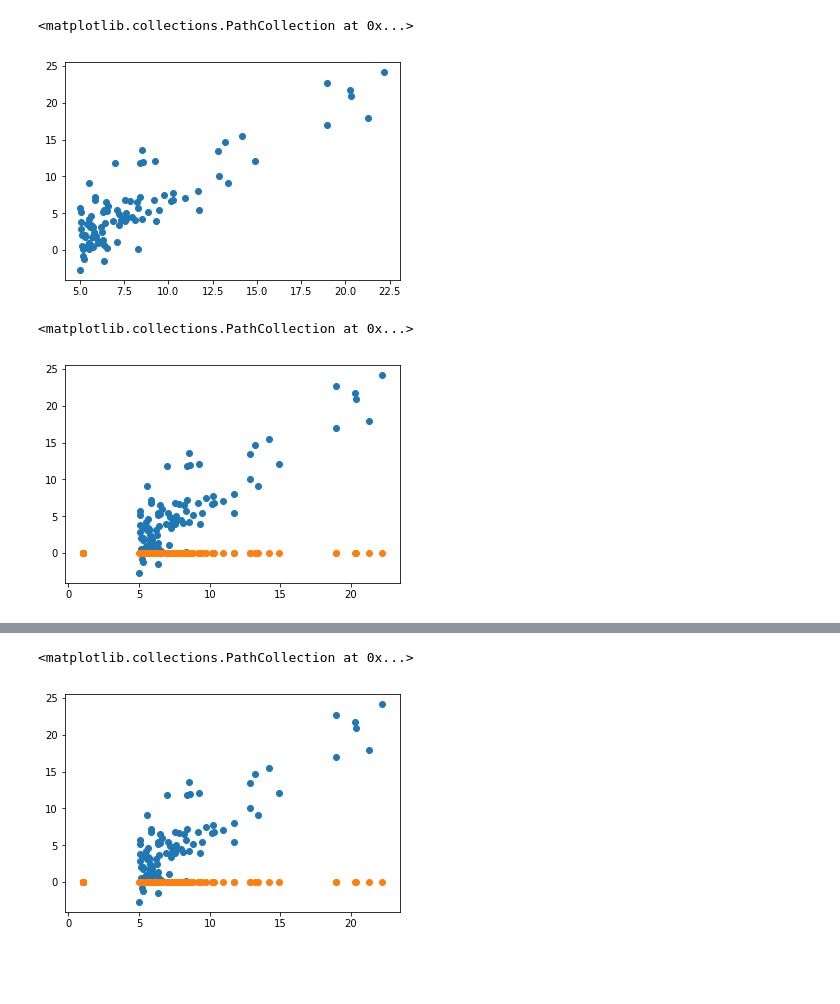
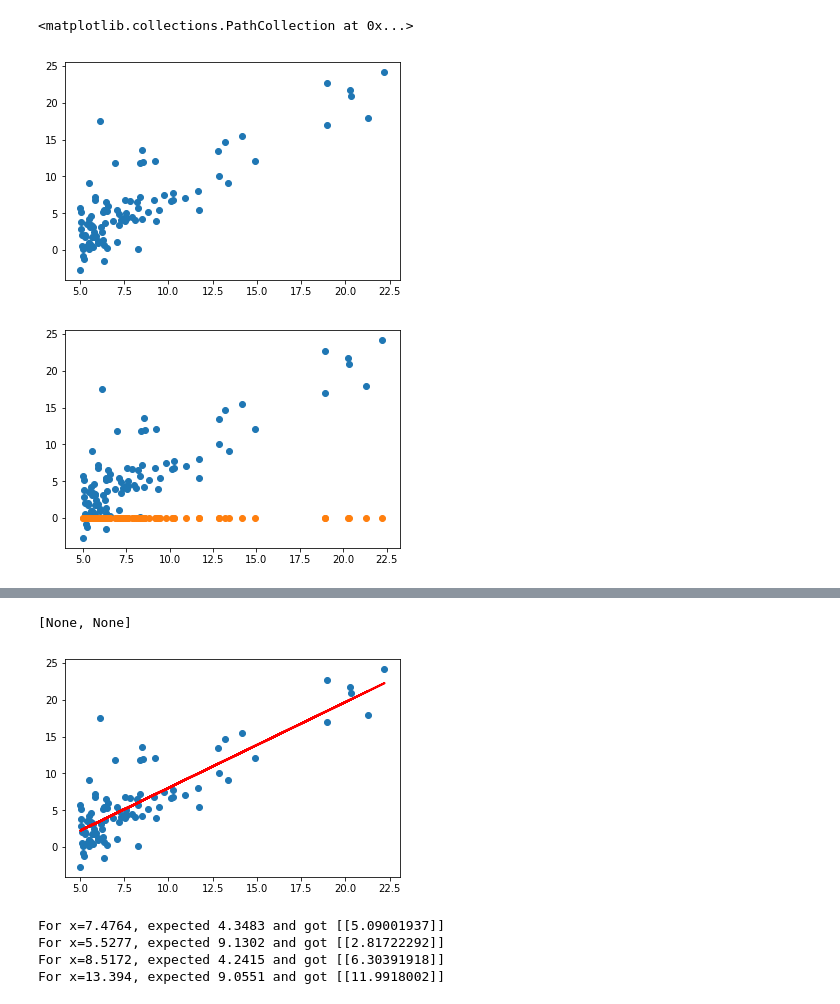
Before and after one commit to krishnanravi/machine-learning, a Jupyter notebook: linear-regression/linear_regression.ipynb, the cells around one changed output, grey strips where cells are left out. Drawn from its saved outputs; the diff is of its cells as text; code cells hidden in the pictures; blank space fills up the shorter version.

Commit message:
bugs fixed in gradient descent implementation

```diff
--- a/linear-regression/linear_regression.ipynb
+++ b/linear-regression/linear_regression.ipynb
@@ -4,9 +4,9 @@ import numpy as np
 import pandas as pd
 # %%
 # Step 1: Prepare data
-data_df = pd.read_csv("./data/ex1data1.txt")
+data_df = pd.read_csv("./data/ex1data1.txt", header=None)
 data_arry = data_df.values
-training_set_size = data_arry.size #size of the training set
+training_set_size = np.size(data_arry,1) #size of the training set
 
 features_n_output = np.split(data_arry, 2, 1)
 raw_features = features_n_output[0] #raw features
@@ -18,47 +18,49 @@ expected_op = features_n_output[1] #expected output
 plt.scatter(raw_features, expected_op)
 # %% [output]
 <matplotlib.collections.PathCollection at 0x...>
-[figure, old version]
+[figure, new version]
 # %%
 # Step 3: Define hypothesis and cost function
 
 #initialize model params to all zeros
-mdl_params = np.zeros((np.size(features,0),1))
+mdl_params = np.zeros((np.size(features,1),1))
 
 #predict the output using the params without any training
-hypothesis = features * mdl_params
+hypothesis = np.dot(features, mdl_params)
 
 #visualize the training data and model
-plt.scatter(raw_features, expected_op)
-plt.scatter(features, hypothesis)
+plt.scatter(raw_features, expected_op);
+plt.scatter(raw_features, hypothesis);
 # %% [output]
-<matplotlib.collections.PathCollection at 0x...>
-[figure, old version]
+[figure, new version]
 # %%
-# Step 4: Train model
+#Step 4: Train model
 def compute_cost(mdl_params, features, expected_op):
-    size = np.size(features, 1)
-    return (1/size) * np.square(mdl_params * features - expected_op).sum()
-
-print(compute_cost(mdl_params, features, expected_op))
+    size = np.size(features, 0)
+    cost = 1/(2*size) * np.square(np.dot(features, mdl_params) - expected_op).sum()
+    return cost
 
 def train_gradient_descent(mdl_params, features, expected_op, learning_rate, max_iterations):
-    prev_cost = -1
     for count in range(1, max_iterations) :
+        size = np.size(features, 0)
+        feat_count = np.size(features, 1)
+        hypothesis = np.dot(features, mdl_params)
+        mdl_params0 = mdl_params[0,0] - (1/size) * learning_rate *  np.sum((hypothesis - expected_op) * features[:,0].reshape(np.size(features,0), 1))
+        mdl_params1 = mdl_params[1,0] - (1/size) * learning_rate *  np.sum((hypothesis - expected_op) * features[:,1].reshape(np.size(features,0), 1))
+        mdl_params = np.array([mdl_params0, mdl_params1]).reshape(2, 1)
         cost = compute_cost(mdl_params, features, expected_op)
-        if cost > prev_cost:
-            print("iteration #{}. Cost is {}".format(count, cost))
-        else:
-            break
+        print("iteration #{}. Cost is {}. Params={}".format(count, cost, mdl_params))
     return mdl_params
 
-
 #Train model using gradient descent
-max_iterations=2000 #define max iterations
-learning_rate = 0.1 #define learning rate
-mdl_params = train_gradient_descent(mdl_params, features, expected_op, learning_rate, max_iterations)
+max_iterations=1500 #define max iterations
+learning_rate = 0.01 #define learning rate
+print("initial cost is {}".format(compute_cost(mdl_params, features, expected_op)))
+trained_mdl_params = train_gradient_descent(mdl_params, features, expected_op, learning_rate, max_iterations)
 
 #visualize the training data and model
 plt.scatter(raw_features, expected_op)
-plt.scatter(features, hypothesis)
+hypothesis = np.dot(features, trained_mdl_params)  #recompute the hypothesis
+hypothesis_line = plt.plot(raw_features, hypothesis)
+plt.setp(hypothesis_line, color='r', linewidth=2.0)
 # %% [output]
@@ -82,2 +84,21 @@ iteration #1999. Cost is 5912.6319082264
-<matplotlib.collections.PathCollection at 0x...>
+[None, None]
-[figure, old version]
+[figure, new version]
+# %%
+#Step 5: Predict
+
+def predict(input):
+    #update input vectors with ones for the first model param
+    ones_arry = np.ones((np.size(input, 0), 1)) #to account for theta0
+    mod_input = np.concatenate((ones_arry, input), axis=1)
+    output = np.dot(mod_input, trained_mdl_params)
+    return output
+
+print("For x=7.4764, expected 4.3483 and got {}".format(predict([[7.4764]])))
+print("For x=5.5277, expected 9.1302 and got {}".format(predict([[5.5277]])))
+print("For x=8.5172, expected 4.2415 and got {}".format(predict([[8.5172]])))
+print("For x=13.394, expected 9.0551 and got {}".format(predict([[13.394]])))
+# %% [output]
+For x=7.4764, expected 4.3483 and got [[5.09001937]]
+For x=5.5277, expected 9.1302 and got [[2.81722292]]
+For x=8.5172, expected 4.2415 and got [[6.30391918]]
+For x=13.394, expected 9.0551 and got [[11.9918002]]
```
Also changed, not shown: parts of 1 cell of this notebook, 1 other file.
